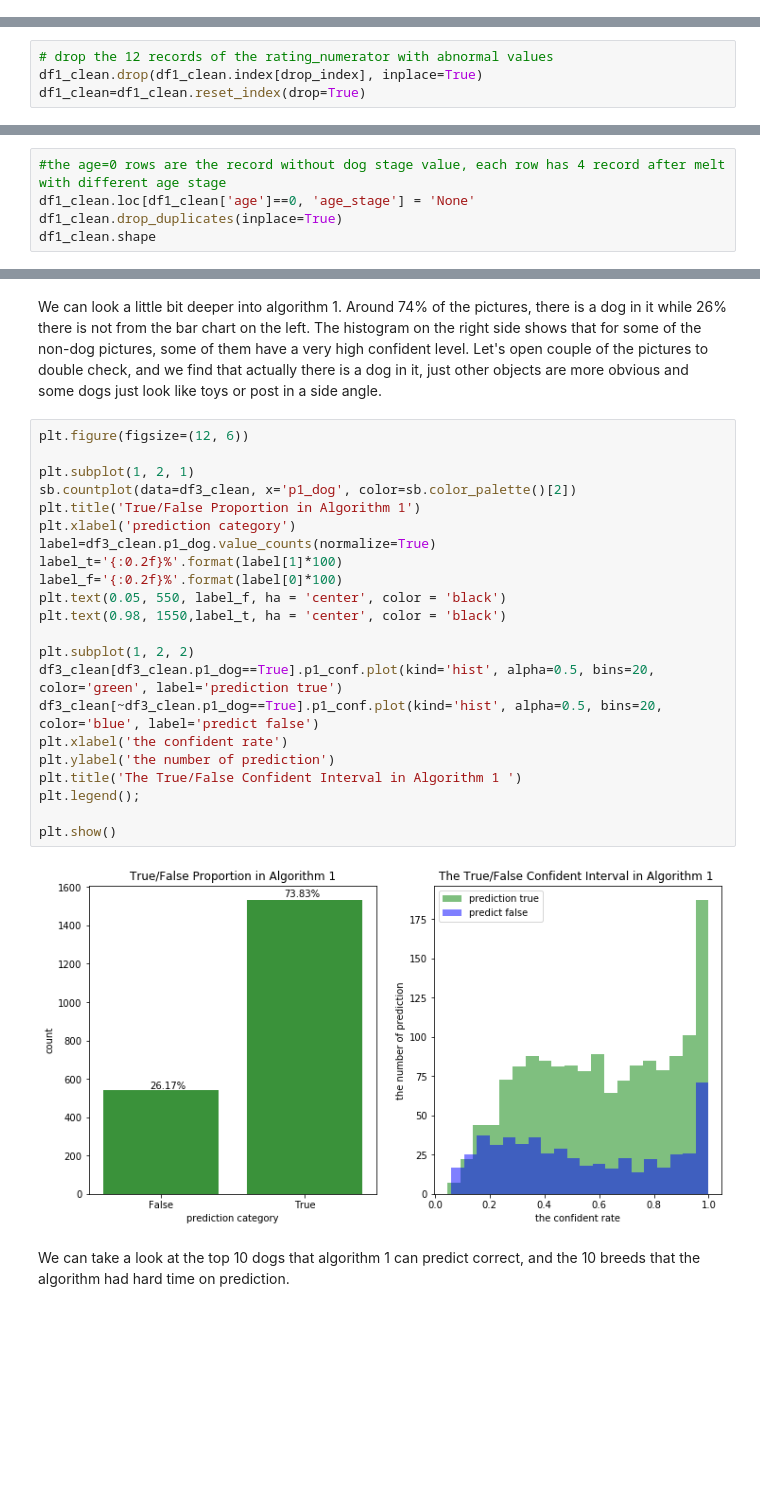
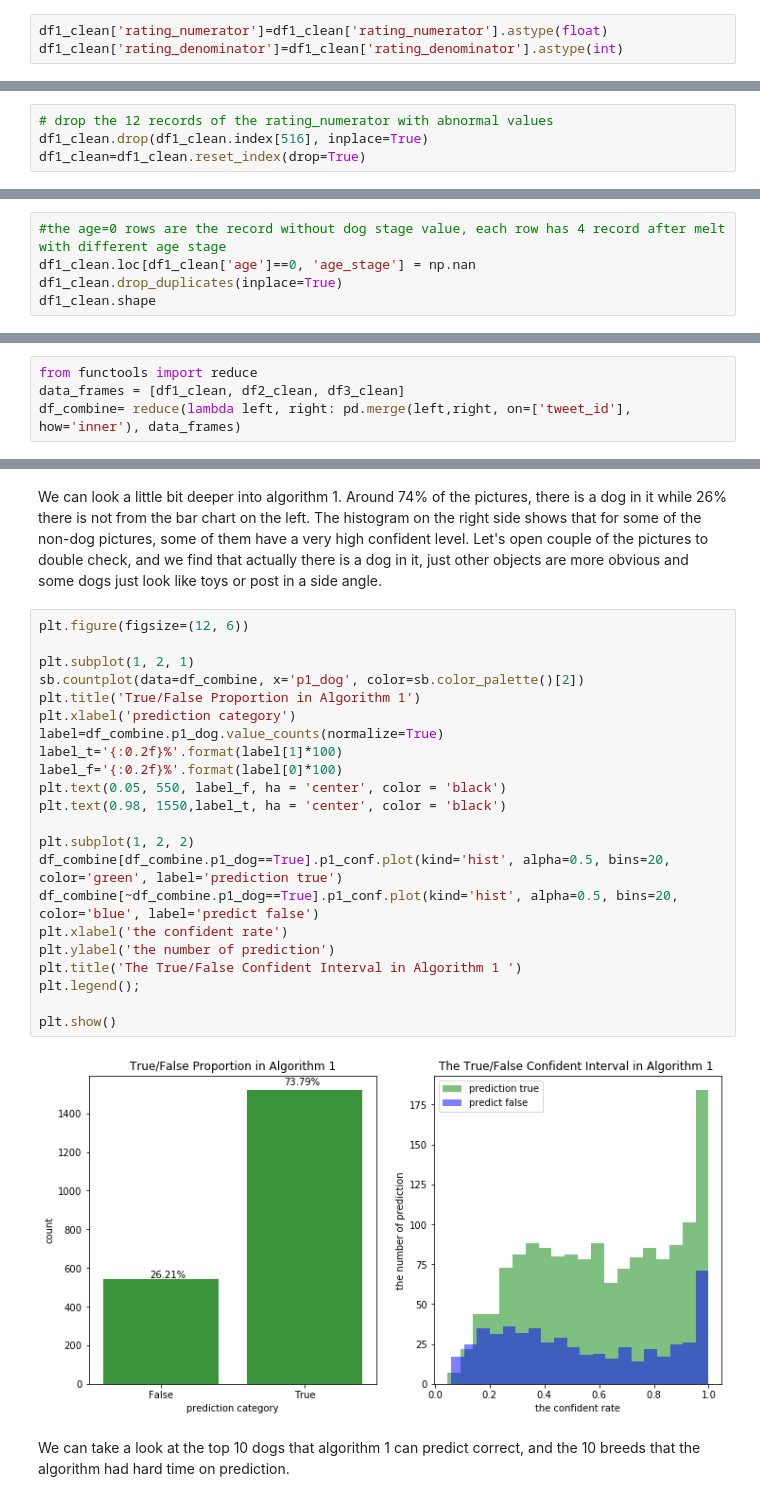
Before and after one commit to catherinecao123/Data-Analysis-in-Python, a Jupyter notebook: wrangle_act.ipynb, the cells around one changed output, grey strips where cells are left out. Cells and saved outputs as stored; diff of their text form; blank space fills up the shorter version.

```diff
--- a/wrangle_act.ipynb
+++ b/wrangle_act.ipynb
@@ -486,3 +626,6 @@ See the caveats in the documentation: http://pandas.pydata.org/pandas-docs/stabl
+# %%
+df1_clean['rating_numerator']=df1_clean['rating_numerator'].astype(float)
+df1_clean['rating_denominator']=df1_clean['rating_denominator'].astype(int)
 # %%
 # those records have large rating numerator and denominator looks like still followed the rating sysytem
 # we can nomalize the rating _numerator by divided by rating_denominator, then change the denominator back to 10
@@ -575,4 +691,4 @@ drop_index=less_10.index.tolist()+equal_10.index.tolist()
 # %%
 # drop the 12 records of the rating_numerator with abnormal values
-df1_clean.drop(df1_clean.index[drop_index], inplace=True)
+df1_clean.drop(df1_clean.index[516], inplace=True)
 df1_clean=df1_clean.reset_index(drop=True)
@@ -657,7 +777,7 @@ floofer    10
 Name: age, dtype: int64
 # %%
 #the age=0 rows are the record without dog stage value, each row has 4 record after melt with different age stage
-df1_clean.loc[df1_clean['age']==0, 'age_stage'] = 'None'
+df1_clean.loc[df1_clean['age']==0, 'age_stage'] = np.nan
 df1_clean.drop_duplicates(inplace=True)
 df1_clean.shape
 # %% [output]
@@ -787,3 +907,7 @@ p3_conf     2075 non-null float64
 p3_dog      2075 non-null bool
 dtypes: bool(3), float64(3), int64(1), object(5)
 memory usage: 152.1+ KB
+# %%
+from functools import reduce
+data_frames = [df1_clean, df2_clean, df3_clean]
+df_combine= reduce(lambda left, right: pd.merge(left,right, on=['tweet_id'], how='inner'), data_frames)
@@ -859,27 +1007,27 @@ We can look a little bit deeper into algorithm 1. Around 74% of the pictures, th
 # %%
 plt.figure(figsize=(12, 6))
 
 plt.subplot(1, 2, 1)
-sb.countplot(data=df3_clean, x='p1_dog', color=sb.color_palette()[2])
+sb.countplot(data=df_combine, x='p1_dog', color=sb.color_palette()[2])
 plt.title('True/False Proportion in Algorithm 1')
 plt.xlabel('prediction category')
-label=df3_clean.p1_dog.value_counts(normalize=True)
+label=df_combine.p1_dog.value_counts(normalize=True)
 label_t='{:0.2f}%'.format(label[1]*100)
 label_f='{:0.2f}%'.format(label[0]*100)
 plt.text(0.05, 550, label_f, ha = 'center', color = 'black')
 plt.text(0.98, 1550,label_t, ha = 'center', color = 'black')
 
 plt.subplot(1, 2, 2)
-df3_clean[df3_clean.p1_dog==True].p1_conf.plot(kind='hist', alpha=0.5, bins=20, color='green', label='prediction true')
-df3_clean[~df3_clean.p1_dog==True].p1_conf.plot(kind='hist', alpha=0.5, bins=20, color='blue', label='predict false')
+df_combine[df_combine.p1_dog==True].p1_conf.plot(kind='hist', alpha=0.5, bins=20, color='green', label='prediction true')
+df_combine[~df_combine.p1_dog==True].p1_conf.plot(kind='hist', alpha=0.5, bins=20, color='blue', label='predict false')
 plt.xlabel('the confident rate')
 plt.ylabel('the number of prediction')
 plt.title('The True/False Confident Interval in Algorithm 1 ')
 plt.legend();
 
 plt.show()
 # %% [output]
-[figure, old version]
+[figure, new version]
 # %% [markdown]
 We can take a look at the top 10 dogs that algorithm 1 can predict correct, and the 10 breeds that the algorithm had hard time on prediction.
 # %%
```
Also changed, not shown: parts of 73 cells of this notebook.
